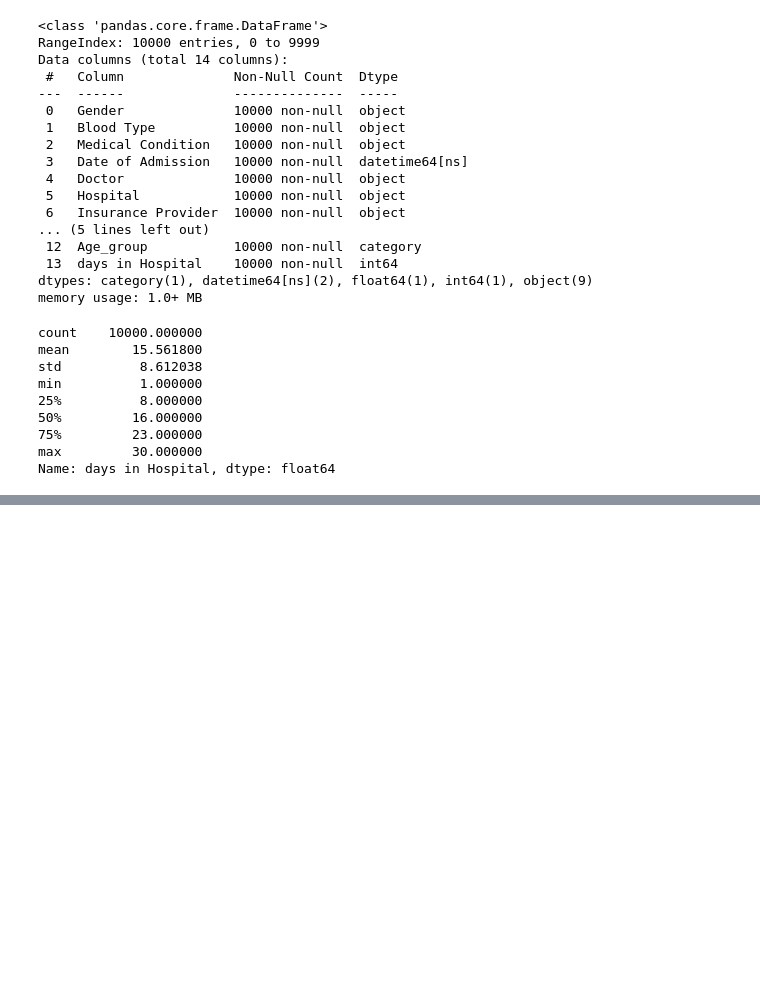
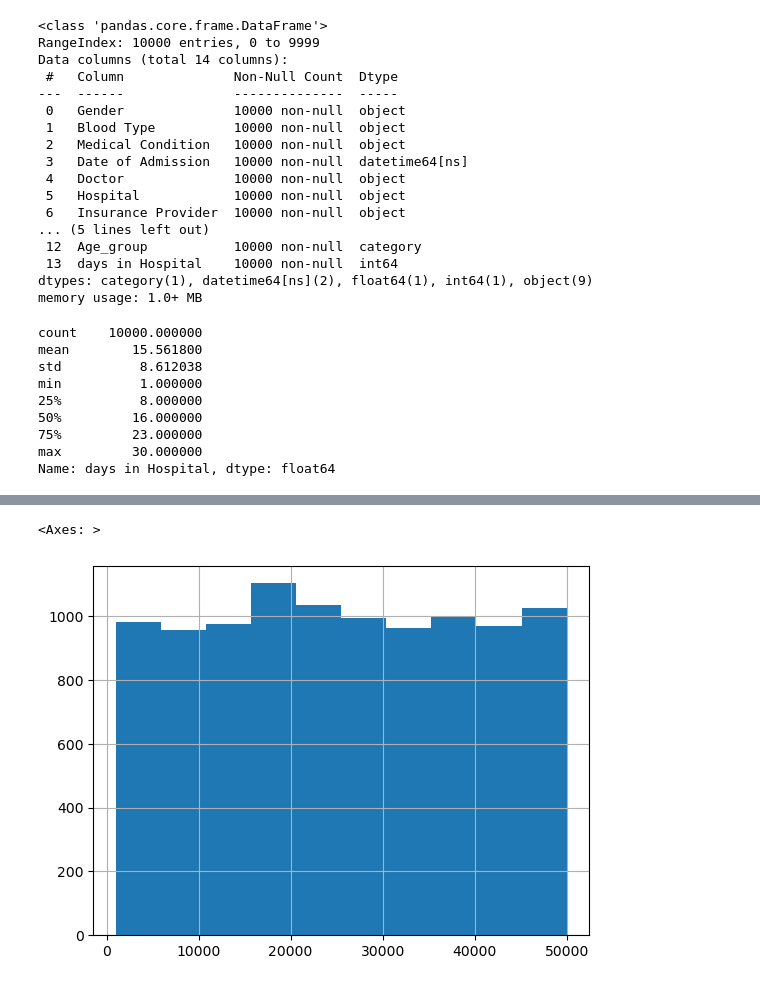
Before and after one commit to saravanans200/Datadrift_POC_with_health_data, a Jupyter notebook: Datadrift.ipynb, the cells around one changed output, grey strips where cells are left out. Drawn from its saved outputs; the diff is of its cells as text; code cells hidden in the pictures; blank space fills up the shorter version.

```diff
--- a/Datadrift.ipynb
+++ b/Datadrift.ipynb
@@ -286,0 +299,5 @@ Name: days in Hospital, dtype: float64
+# %%
+input_data["Billing Amount"].hist()
+# %% [output]
+<Axes: >
+[figure, added]
```
Also changed, not shown: parts of 8 cells of this notebook, 1 other file.
